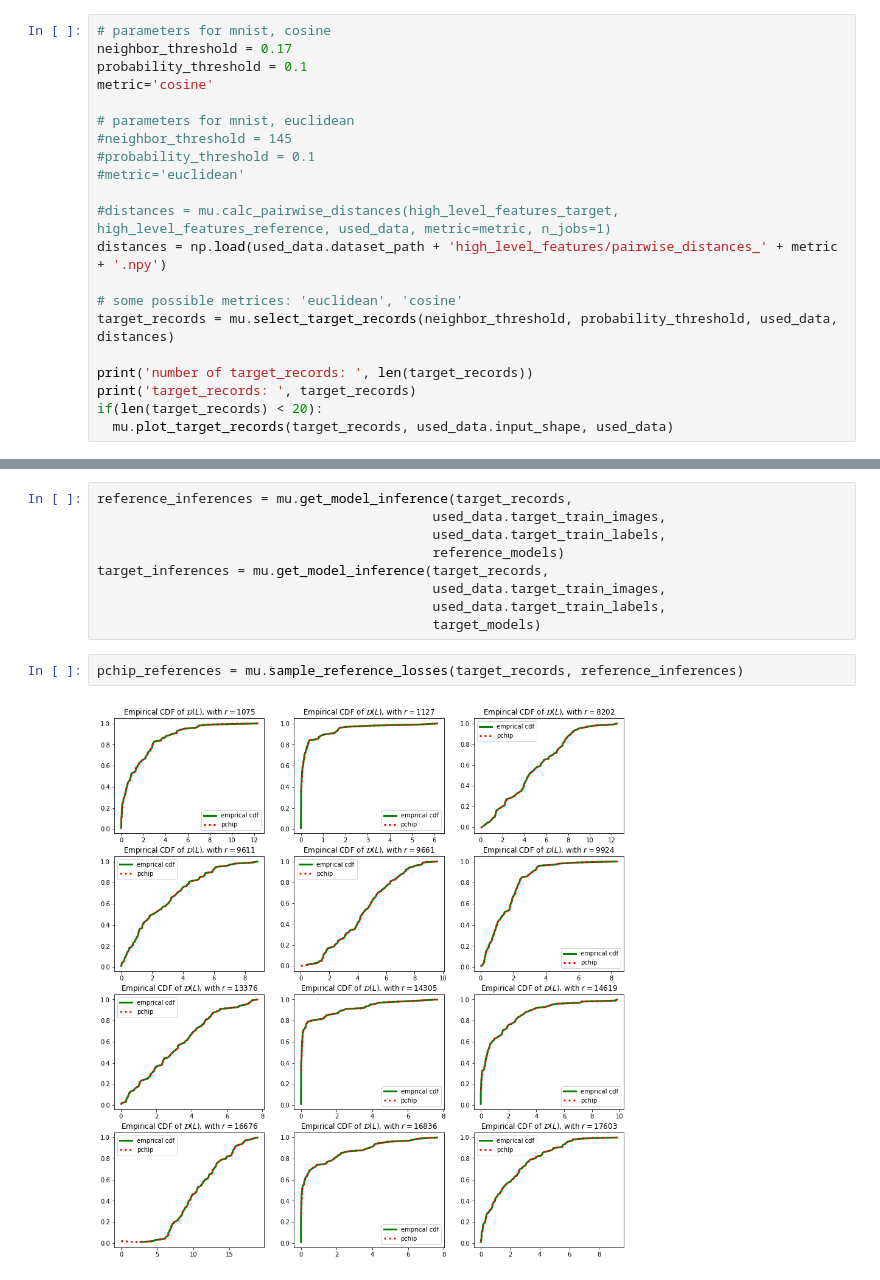
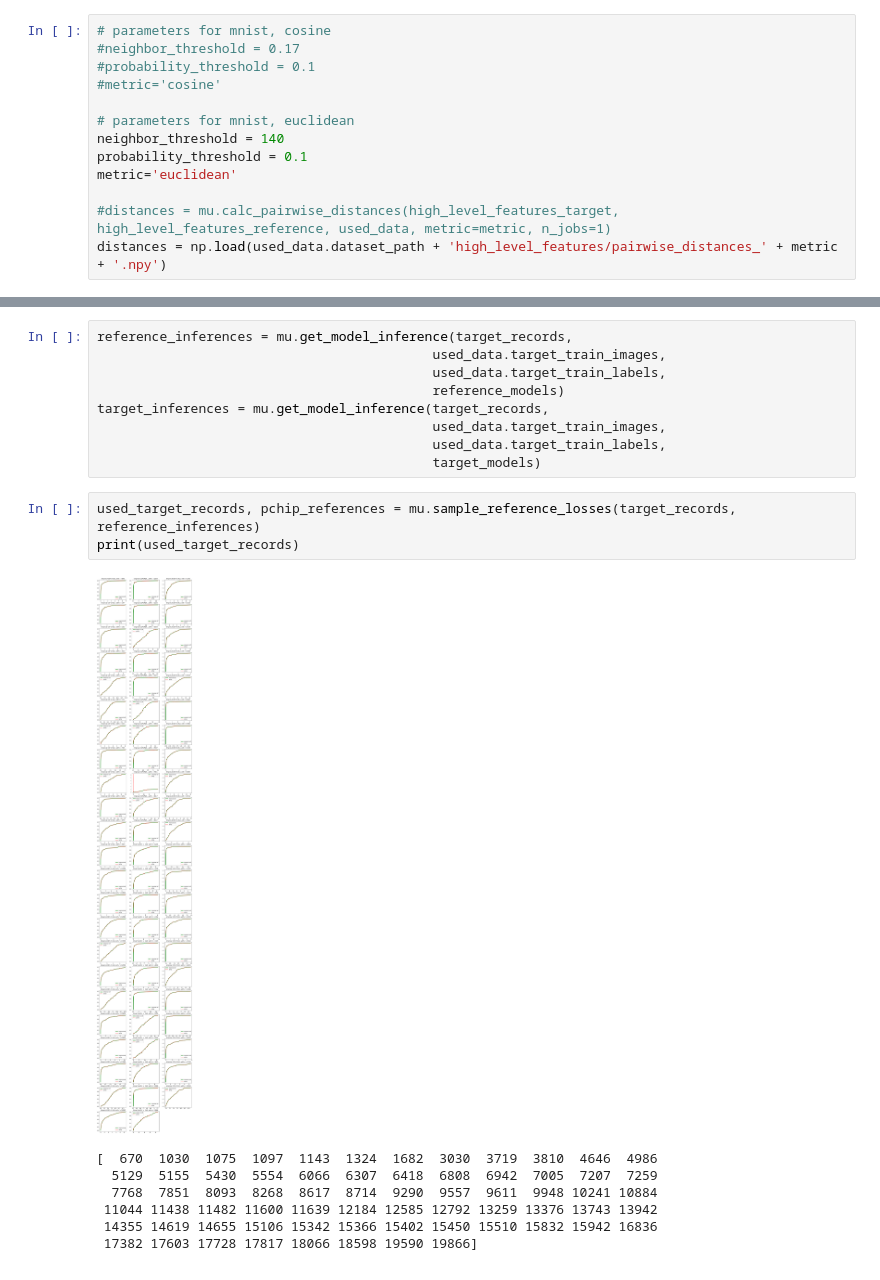
Before and after one commit to hallojs/nn_direct_mia, a Jupyter notebook: direct_mia.ipynb, the cells around one changed output, grey strips where cells are left out. Saved outputs shown, nothing was run; the diff lists cells and outputs as text.

```diff
--- a/direct_mia.ipynb
+++ b/direct_mia.ipynb
@@ -193,22 +208,14 @@ mu.plot_high_level_features(high_level_features_all, used_data)
 ### Select Target Records using the High-Level-Features
 # %%
 # parameters for mnist, cosine
-neighbor_threshold = 0.17
-probability_threshold = 0.1
-metric='cosine'
+#neighbor_threshold = 0.17
+#probability_threshold = 0.1
+#metric='cosine'
 
 # parameters for mnist, euclidean
-#neighbor_threshold = 145
-#probability_threshold = 0.1
-#metric='euclidean'
+neighbor_threshold = 140
+probability_threshold = 0.1
+metric='euclidean'
 
 #distances = mu.calc_pairwise_distances(high_level_features_target, high_level_features_reference, used_data, metric=metric, n_jobs=1)
 distances = np.load(used_data.dataset_path + 'high_level_features/pairwise_distances_' + metric + '.npy')
-
-# some possible metrices: 'euclidean', 'cosine'
-target_records = mu.select_target_records(neighbor_threshold, probability_threshold, used_data, distances)
-
-print('number of target_records: ', len(target_records))
-print('target_records: ', target_records)
-if(len(target_records) < 20):
-  mu.plot_target_records(target_records, used_data.input_shape, used_data)
@@ -231,9 +253,16 @@ target_inferences = mu.get_model_inference(target_records,
                                            used_data.target_train_labels,
                                            target_models)
 # %%
-pchip_references = mu.sample_reference_losses(target_records, reference_inferences)
+used_target_records, pchip_references = mu.sample_reference_losses(target_records, reference_inferences)
+print(used_target_records)
 # %% [output]
-[figure, old version]
+[figure, new version]
+[  670  1030  1075  1097  1143  1324  1682  3030  3719  3810  4646  4986
+  5129  5155  5430  5554  6066  6307  6418  6808  6942  7005  7207  7259
+  7768  7851  8093  8268  8617  8714  9290  9557  9611  9948 10241 10884
+ 11044 11438 11482 11600 11639 12184 12585 12792 13259 13376 13743 13942
+ 14355 14619 14655 15106 15342 15366 15402 15450 15510 15832 15942 16836
+ 17382 17603 17728 17817 18066 18598 19590 19866]
 # %%
 cut_off_p_value = 0.015
 path = used_data.dataset_path + 'target_models/records_per_target_model.csv'
```
Also changed, not shown: parts of 12 cells of this notebook, 2 other files.
